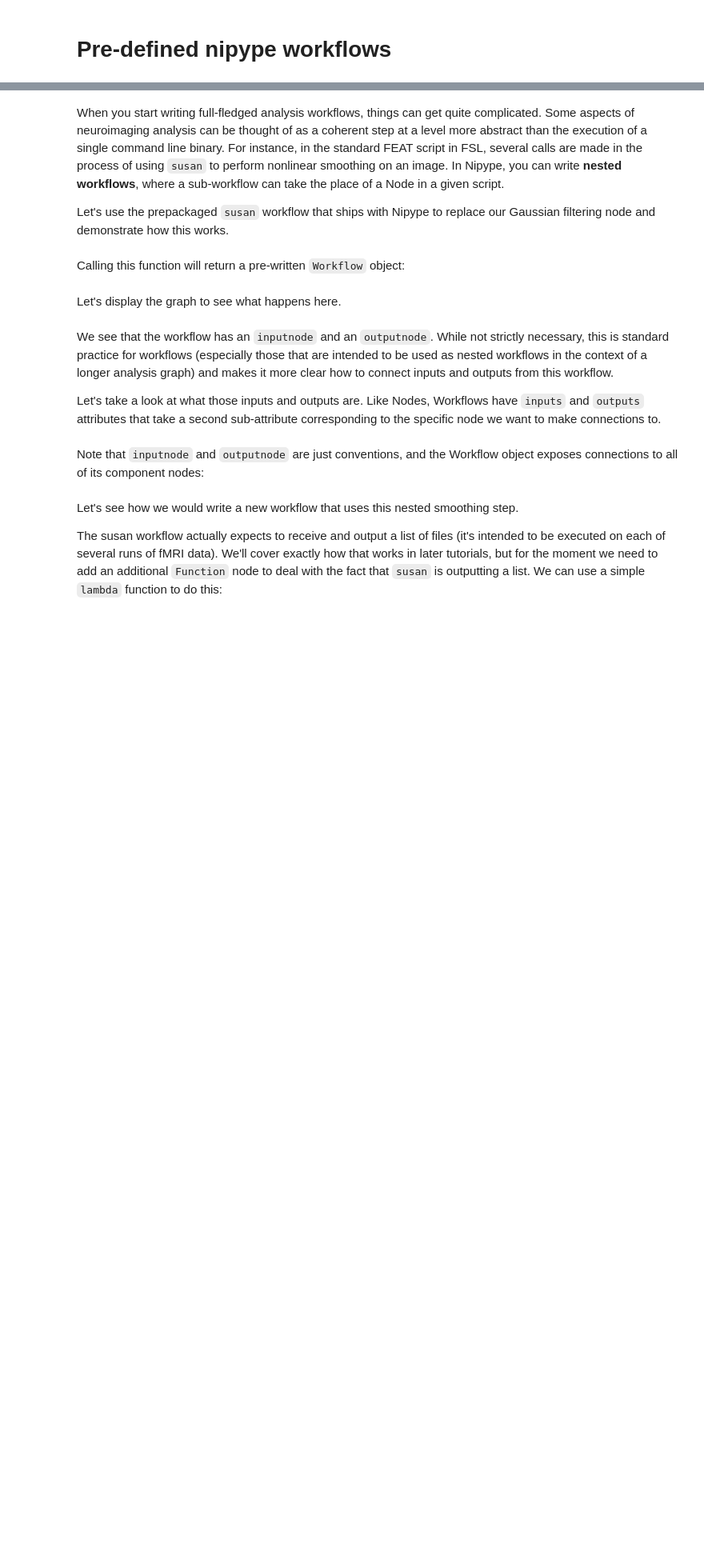
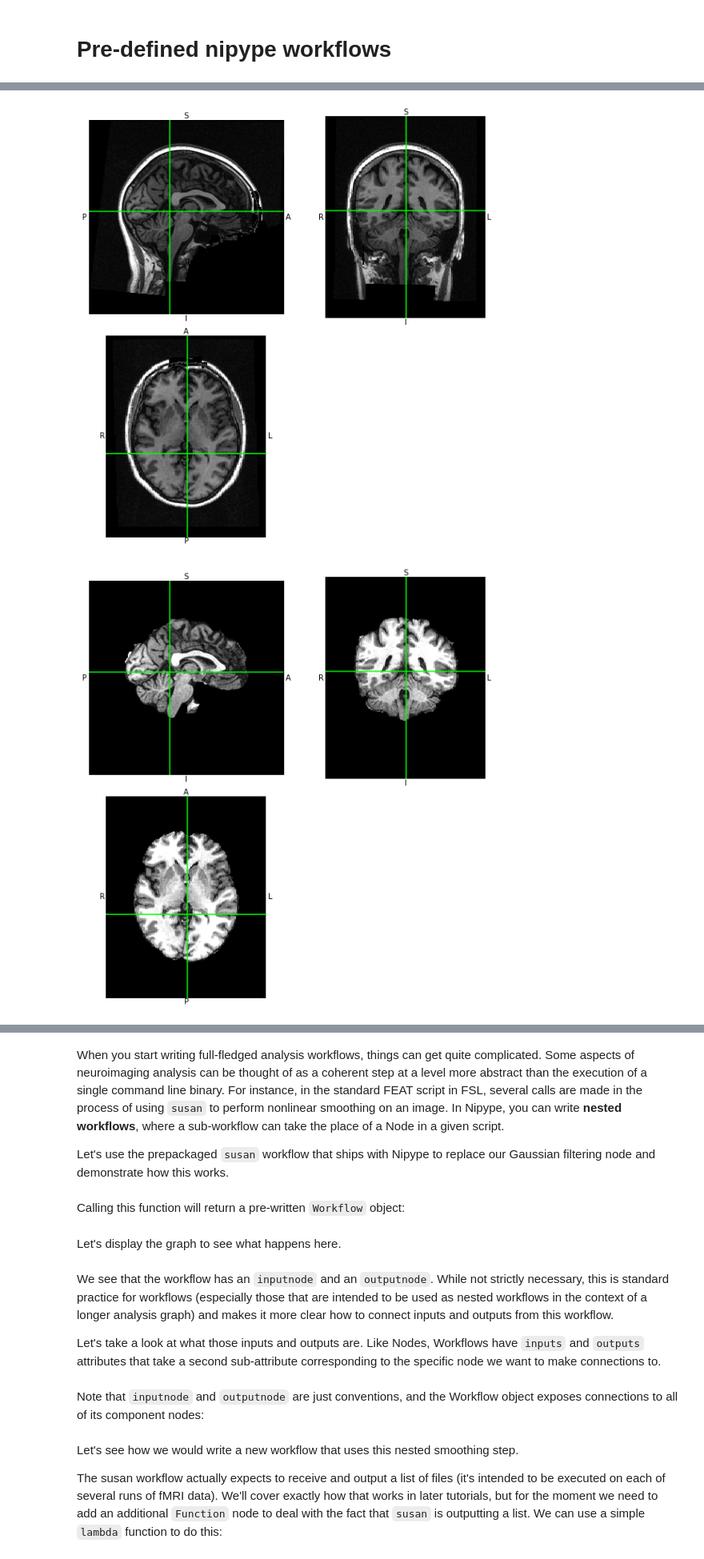
Before and after one commit to nipy/workshops, a Jupyter notebook: 170327-nipype/notebooks/new-workflows-and-interfaces/advanced_workflows.ipynb, the cells around one changed output, grey strips where cells are left out. Shown at 80% size. Cells and saved outputs as stored; diff of their text form; code cells hidden in the pictures; blank space fills up the shorter version.

```diff
--- a/170327-nipype/notebooks/new-workflows-and-interfaces/advanced_workflows.ipynb
+++ b/170327-nipype/notebooks/new-workflows-and-interfaces/advanced_workflows.ipynb
@@ -395,0 +478,6 @@ wf.run()
+# %%
+plot_nii("/data/ds000114/sub-02/anat/sub-02_T1w.nii.gz")
+plot_nii("/home/jovyan/work/denoise_workflow/Denoise/NLMeans/sub-02_T1w_denoise.nii.gz")
+# %% [output]
+[figure, added]
+[figure, added]
```
Also changed, not shown: parts of 19 cells of this notebook.
